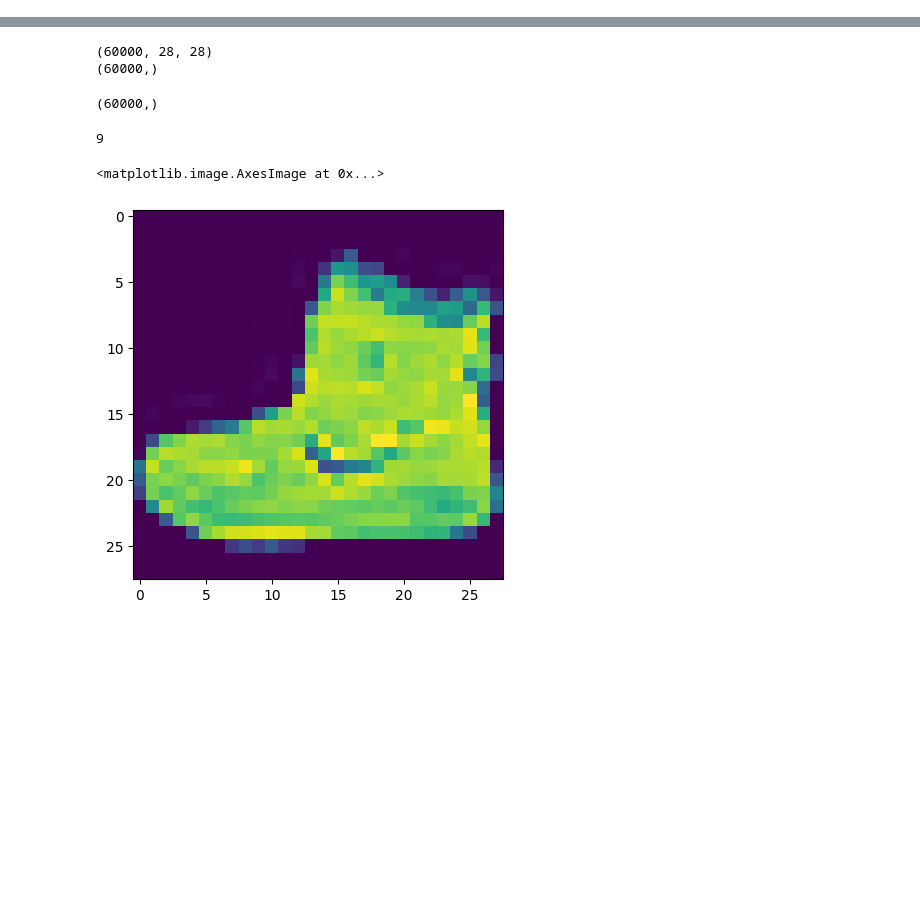
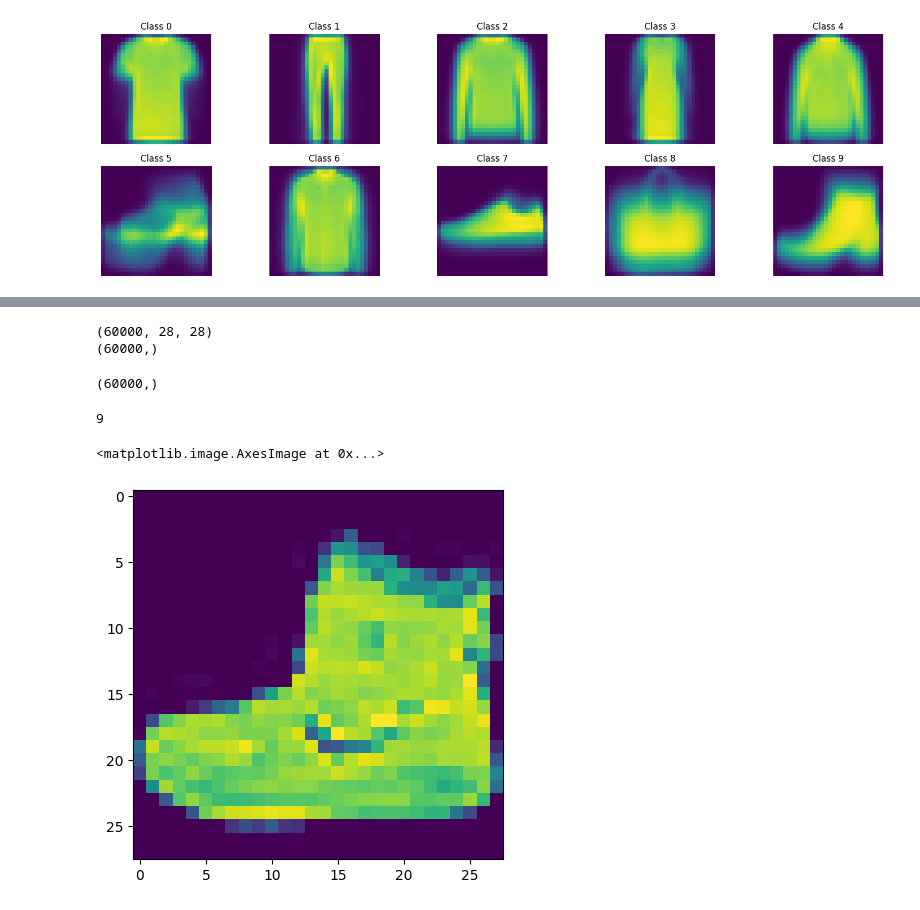
Before and after one commit to PabloSML/RN-TP1, a Jupyter notebook: src/fashion_mnist_smolkin.ipynb, the cells around one changed output, grey strips where cells are left out. Drawn from its saved outputs; the diff is of its cells as text; code cells hidden in the pictures; blank space fills up the shorter version.

```diff
--- a/src/fashion_mnist_smolkin.ipynb
+++ b/src/fashion_mnist_smolkin.ipynb
@@ -7,0 +58,10 @@ import pandas as pd
+# %%
+# Plot brightness mean of each class
+plt.figure(figsize=(20, 6))
+for i in range(10):
+    plt.subplot(2, 5, i+1)
+    plt.imshow(np.mean(x_data[class_examples[i][0], ...], axis=0))
+    plt.axis('off')
+    plt.title(f'Class {i}')
+# %% [output]
+[figure, added]
```
Also changed, not shown: parts of 51 cells of this notebook.
